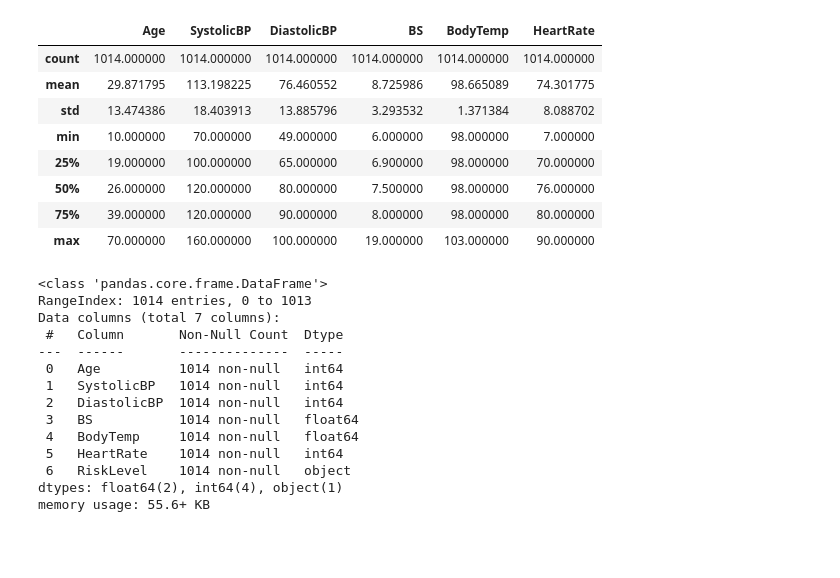
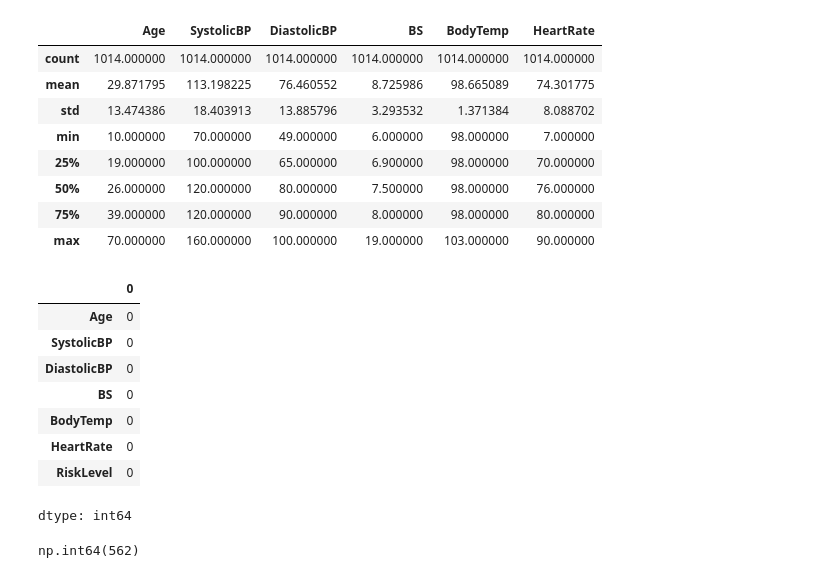
Before and after one commit to mahmooda23/Early-Risk-Stratification-of-Maternal-Complications-during-Pregnancy-, a Jupyter notebook: predict_risk_during_pregnancy.ipynb, the cells around one changed output. Saved outputs shown, nothing was run; the diff lists cells and outputs as text; code cells hidden in the pictures; blank space fills up the shorter version.

```diff
--- a/predict_risk_during_pregnancy.ipynb
+++ b/predict_risk_during_pregnancy.ipynb
@@ -54,20 +75,19 @@ df.describe()
 | 50% | 26.000000 | 120.000000 | 80.000000 | 7.500000 | 98.000000 | 76.000000 |
 | 75% | 39.000000 | 120.000000 | 90.000000 | 8.000000 | 98.000000 | 80.000000 |
 | max | 70.000000 | 160.000000 | 100.000000 | 19.000000 | 103.000000 | 90.000000 |
-# %%
-df.info()
-# %% [output]
-<class 'pandas.core.frame.DataFrame'>
-RangeIndex: 1014 entries, 0 to 1013
-Data columns (total 7 columns):
- #   Column       Non-Null Count  Dtype
----  ------       --------------  -----
- 0   Age          1014 non-null   int64
- 1   SystolicBP   1014 non-null   int64
- 2   DiastolicBP  1014 non-null   int64
- 3   BS           1014 non-null   float64
- 4   BodyTemp     1014 non-null   float64
- 5   HeartRate    1014 non-null   int64
- 6   RiskLevel    1014 non-null   object
-dtypes: float64(2), int64(4), object(1)
-memory usage: 55.6+ KB
+# %%
+df.isnull().sum()
+# %% [output]
+|  | 0 |
+| Age | 0 |
+| SystolicBP | 0 |
+| DiastolicBP | 0 |
+| BS | 0 |
+| BodyTemp | 0 |
+| HeartRate | 0 |
+| RiskLevel | 0 |
+dtype: int64
+# %%
+df.duplicated().sum()
+# %% [output]
+np.int64(562)
```
Also changed, not shown: parts of 2 cells of this notebook.
